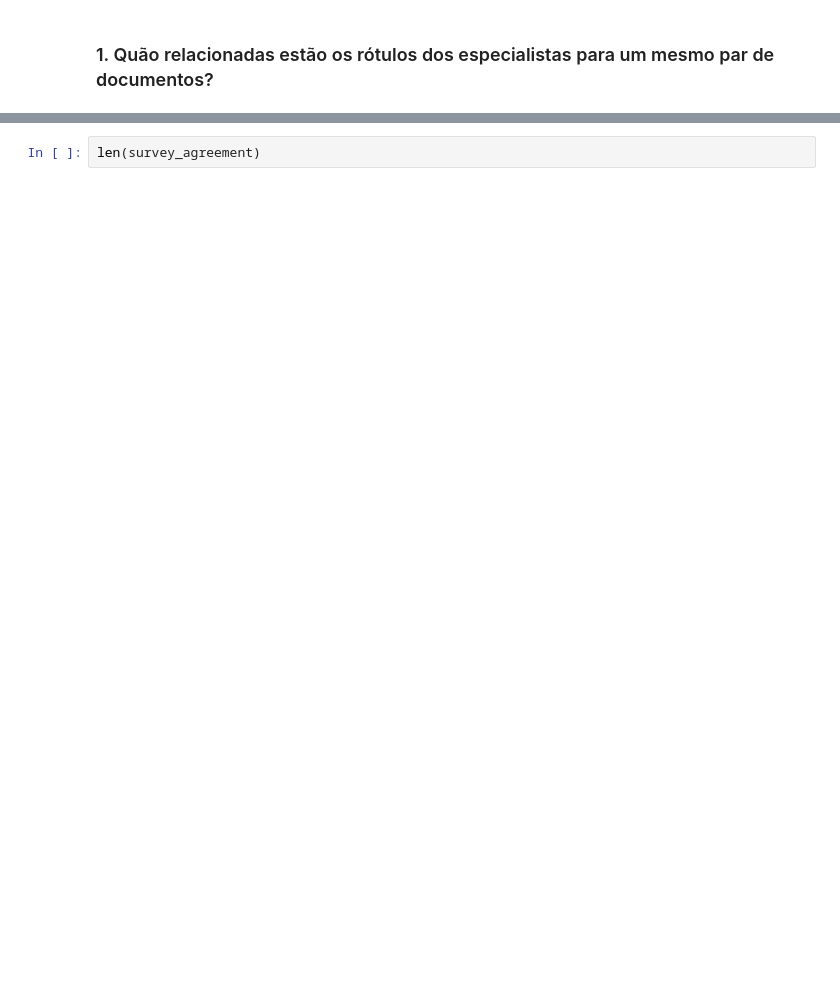
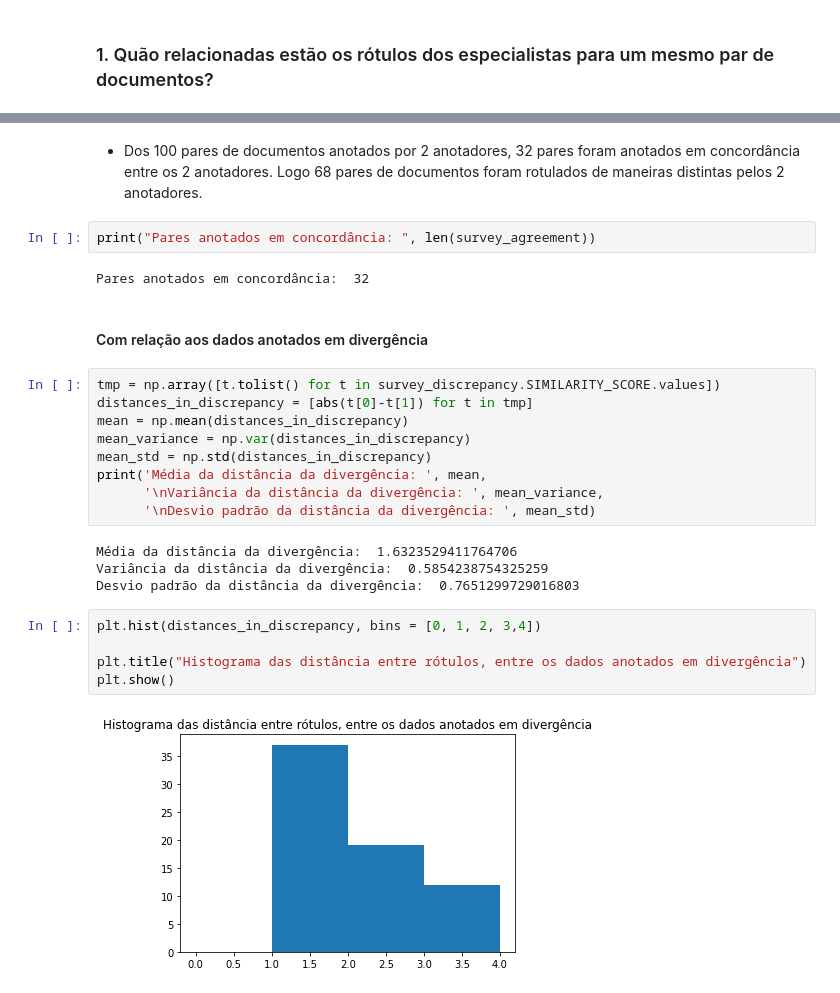
Before and after one commit to danieljunior/jidm, a Jupyter notebook: Data Analysis.ipynb, the cells around one changed output, grey strips where cells are left out. Cells and saved outputs as stored; diff of their text form; blank space fills up the shorter version.

```diff
--- a/Data Analysis.ipynb
+++ b/Data Analysis.ipynb
@@ -97,2 +137,28 @@ A variância e o desvio padrão entre os 68 pares rotulados distintamente são o
-# %%
-len(survey_agreement)
+# %% [markdown]
+- Dos 100 pares de documentos anotados por 2 anotadores, 32 pares foram anotados em concordância entre os 2 anotadores. Logo 68 pares de documentos foram rotulados de maneiras distintas pelos 2 anotadores.
+# %%
+print("Pares anotados em concordância: ", len(survey_agreement))
+# %% [output]
+Pares anotados em concordância:  32
+# %% [markdown]
+#### Com relação aos dados anotados em divergência
+# %%
+tmp = np.array([t.tolist() for t in survey_discrepancy.SIMILARITY_SCORE.values])
+distances_in_discrepancy = [abs(t[0]-t[1]) for t in tmp]
+mean = np.mean(distances_in_discrepancy)
+mean_variance = np.var(distances_in_discrepancy)
+mean_std = np.std(distances_in_discrepancy)
+print('Média da distância da divergência: ', mean,
+      '\nVariância da distância da divergência: ', mean_variance,
+      '\nDesvio padrão da distância da divergência: ', mean_std)
+# %% [output]
+Média da distância da divergência:  1.6323529411764706
+Variância da distância da divergência:  0.5854238754325259
+Desvio padrão da distância da divergência:  0.7651299729016803
+# %%
+plt.hist(distances_in_discrepancy, bins = [0, 1, 2, 3,4])
+
+plt.title("Histograma das distância entre rótulos, entre os dados anotados em divergência")
+plt.show()
+# %% [output]
+[figure, added]
```
Also changed, not shown: parts of 20 cells of this notebook.
